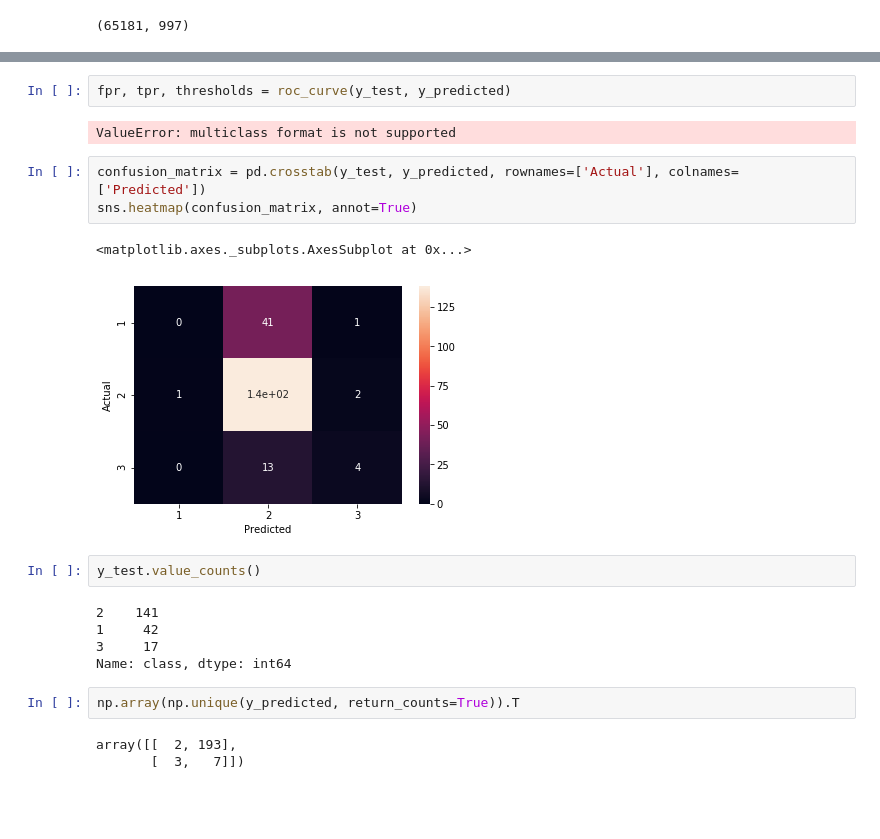
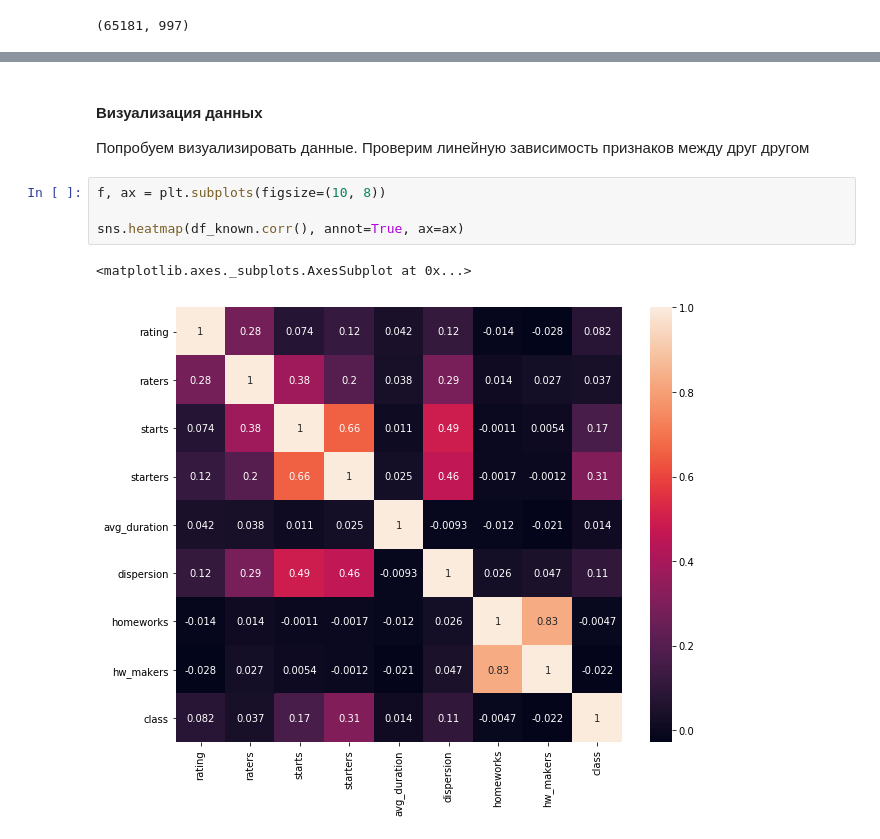
Before and after one commit to DmitryVGusev/interviews, a Jupyter notebook: Interview_tasks.ipynb, the cells around one changed output, grey strips where cells are left out. Saved outputs shown, nothing was run; the diff lists cells and outputs as text; blank space fills up the shorter version.

```diff
--- a/Interview_tasks.ipynb
+++ b/Interview_tasks.ipynb
@@ -511,22 +340,10 @@ array([2, 2, 2, 2, 2, 2, 2, 2, 2, 2, 2, 2, 2, 2, 2, 2, 2, 2, 2, 2, 2, 2,
-# %%
-fpr, tpr, thresholds = roc_curve(y_test, y_predicted)
-# %% [output]
-ValueError: multiclass format is not supported
-# %%
-confusion_matrix = pd.crosstab(y_test, y_predicted, rownames=['Actual'], colnames=['Predicted'])
-sns.heatmap(confusion_matrix, annot=True)
-# %% [output]
-<matplotlib.axes._subplots.AxesSubplot at 0x...>
-[figure, removed]
-# %%
-y_test.value_counts()
-# %% [output]
-2    141
-1     42
-3     17
-Name: class, dtype: int64
-# %%
-np.array(np.unique(y_predicted, return_counts=True)).T
-# %% [output]
-array([[  2, 193],
-       [  3,   7]])
+# %% [markdown]
+#### Визуализация данных
+Попробуем визуализировать данные. Проверим линейную зависимость признаков между друг другом
+# %%
+f, ax = plt.subplots(figsize=(10, 8))
+
+sns.heatmap(df_known.corr(), annot=True, ax=ax)
+# %% [output]
+<matplotlib.axes._subplots.AxesSubplot at 0x...>
+[figure, added]
```
Also changed, not shown: parts of 36 cells of this notebook, 3 other files.
